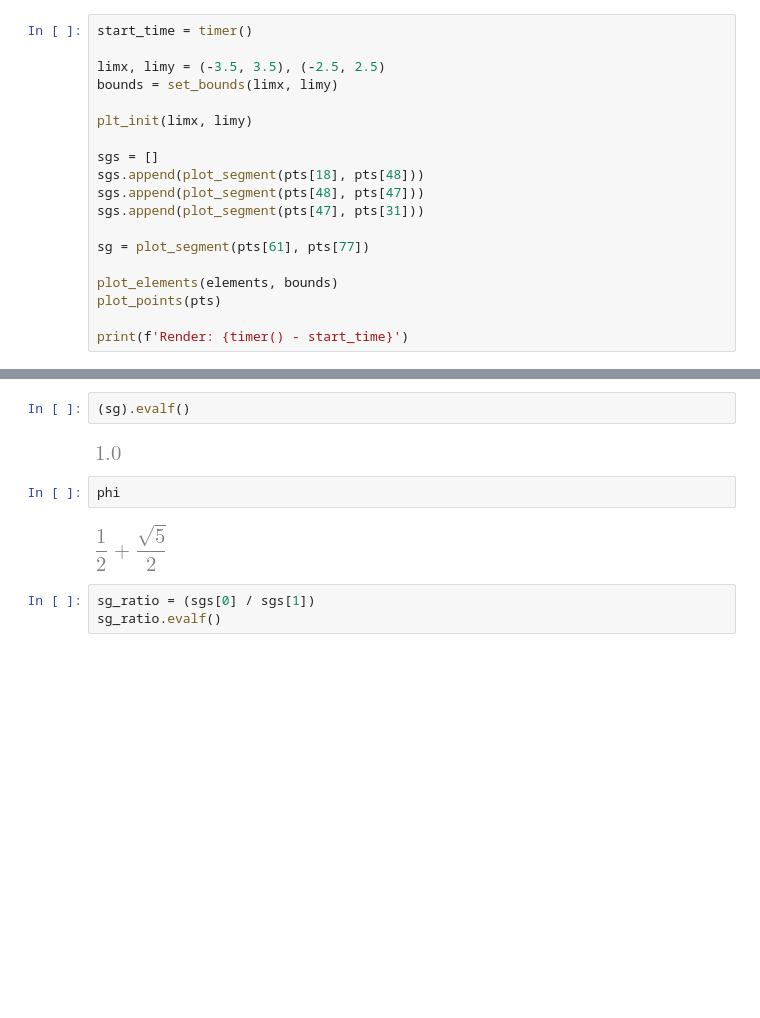
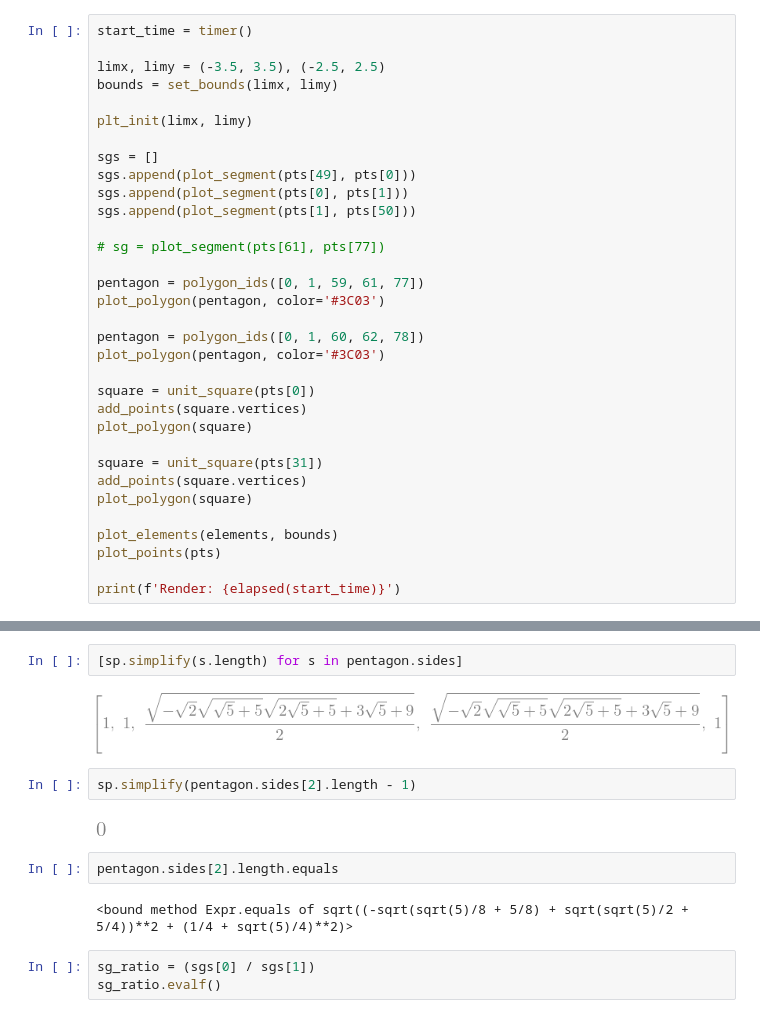
Before and after one commit to geometor/explorer-notebooks, a Jupyter notebook: root5.ipynb, the cells around one changed output, grey strips where cells are left out. Saved outputs shown, nothing was run; the diff lists cells and outputs as text; blank space fills up the shorter version.

```diff
--- a/root5.ipynb
+++ b/root5.ipynb
@@ -49,14 +46,28 @@ bounds = set_bounds(limx, limy)
 plt_init(limx, limy)
 
 sgs = []
-sgs.append(plot_segment(pts[18], pts[48]))
-sgs.append(plot_segment(pts[48], pts[47]))
-sgs.append(plot_segment(pts[47], pts[31]))
+sgs.append(plot_segment(pts[49], pts[0]))
+sgs.append(plot_segment(pts[0], pts[1]))
+sgs.append(plot_segment(pts[1], pts[50]))
 
-sg = plot_segment(pts[61], pts[77])
+# sg = plot_segment(pts[61], pts[77])
+
+pentagon = polygon_ids([0, 1, 59, 61, 77])
+plot_polygon(pentagon, color='#3C03')
+
+pentagon = polygon_ids([0, 1, 60, 62, 78])
+plot_polygon(pentagon, color='#3C03')
+
+square = unit_square(pts[0])
+add_points(square.vertices)
+plot_polygon(square)
+
+square = unit_square(pts[31])
+add_points(square.vertices)
+plot_polygon(square)
 
 plot_elements(elements, bounds)
 plot_points(pts)
 
-print(f'Render: {timer() - start_time}')
+print(f'Render: {elapsed(start_time)}')
 # %% [output]
@@ -64,12 +75,16 @@ Render: 2.3239370288792998
 [interactive output not drawn]
 # %%
-(sg).evalf()
+[sp.simplify(s.length) for s in pentagon.sides]
 # %% [output]
-[figure, old version]
+[figure, new version]
 # %%
-phi
+sp.simplify(pentagon.sides[2].length - 1)
 # %% [output]
-[figure, old version]
+[figure, new version]
+# %%
+pentagon.sides[2].length.equals
+# %% [output]
+<bound method Expr.equals of sqrt((-sqrt(sqrt(5)/8 + 5/8) + sqrt(sqrt(5)/2 + 5/4))**2 + (1/4 + sqrt(5)/4)**2)>
 # %%
 sg_ratio = (sgs[0] / sgs[1])
 sg_ratio.evalf()
```
Also changed, not shown: parts of 3 cells of this notebook, 28 other files.
